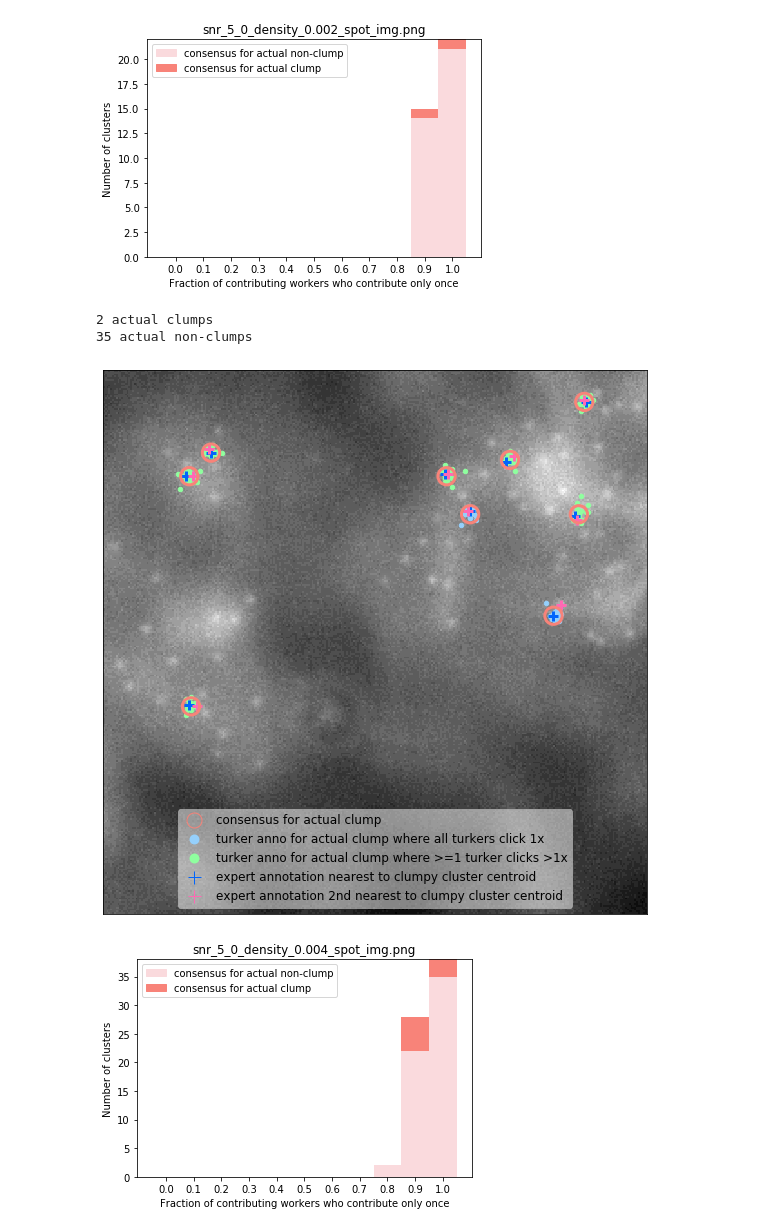
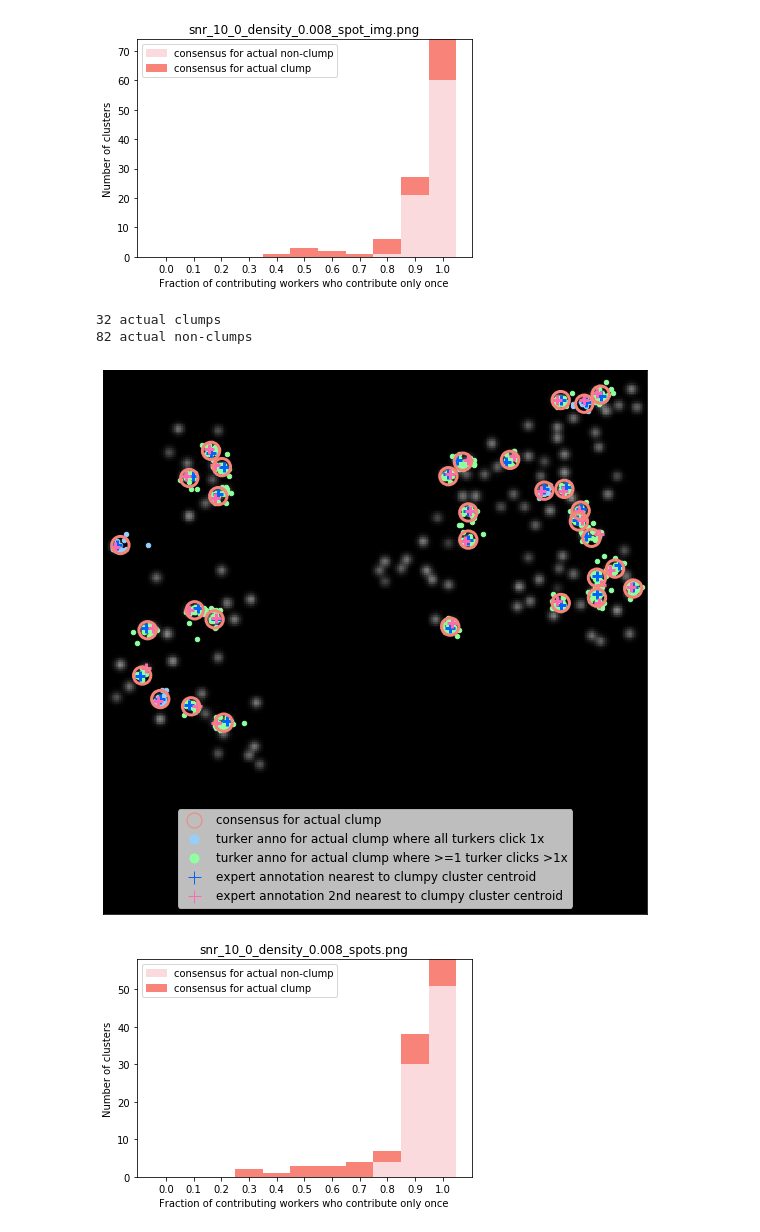
Before and after one commit to czbiohub-sf/instapaper, a Jupyter notebook: figures/SI/fig_4/fig_4_plus_signs.ipynb, the cells around one changed output. Cells and saved outputs as stored; diff of their text form; code cells hidden in the pictures.

Commit message:
edits to figures

```diff
--- a/figures/SI/fig_4/fig_4_plus_signs.ipynb
+++ b/figures/SI/fig_4/fig_4_plus_signs.ipynb
@@ -26,8 +31,8 @@ correctness_threshold = 4
 clustering_params = ['AffinityPropagation', -350]
 
 json_filename_list = ['Spot_density.json', 'Spots_density_no_tissue.json']
-density_list = [0.002, 0.004, 0.006, 0.008]
-snr_mu_list = [5, 10]
+density_list = [0.008]
+snr_mu_list = [10]
 # %%
 non_clumpy_color = '#fadadd'
 clumpy_color = '#f88379'
@@ -173,7 +178,7 @@ for json_filename in json_filename_list:
 #             leg_elem_7 = Line2D([0], [0], marker='o', color='None', markeredgecolor='None', markerfacecolor='yellow', label='other expert annotations', markersize=15)
 
             handle_list = [leg_elem_2, leg_elem_3, leg_elem_4, leg_elem_5, leg_elem_6]
-            plt.legend(handles=handle_list, loc='lower center', frameon=1, prop={'size': 12}, framealpha=0.5)
+            plt.legend(handles=handle_list, loc='lower center', frameon=1, prop={'size': 12}, framealpha=0.75)
 
             plt.xticks([])
             plt.yticks([])
@@ -204,5 +209,5 @@ for json_filename in json_filename_list:
-[figure, old version]
+[figure, new version]
-2 actual clumps
-35 actual non-clumps
+32 actual clumps
+82 actual non-clumps
-[figure, old version]
+[figure, new version]
-[figure, old version]
+[figure, new version]
```
Also changed, not shown: parts of 2 cells of this notebook, 10 other files.
